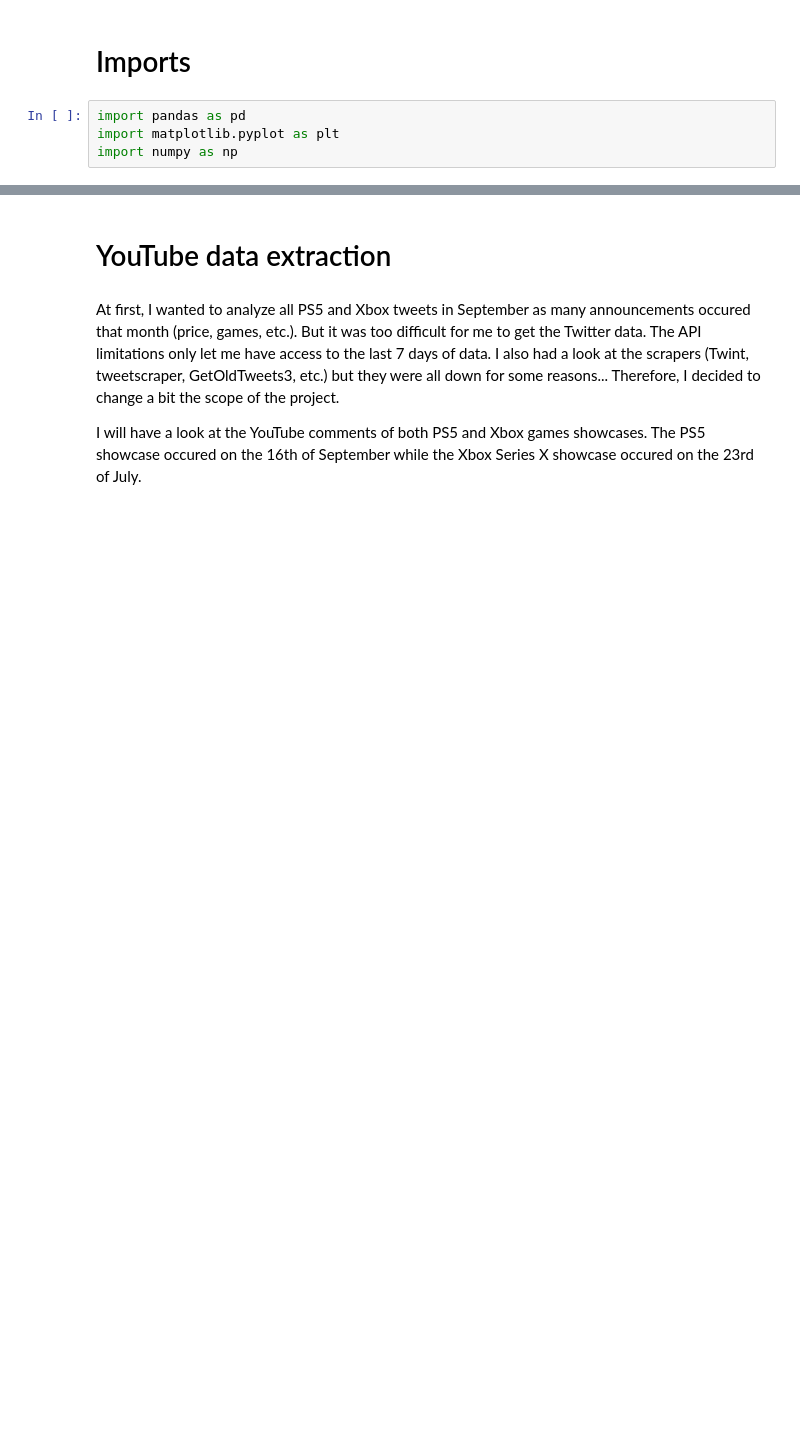
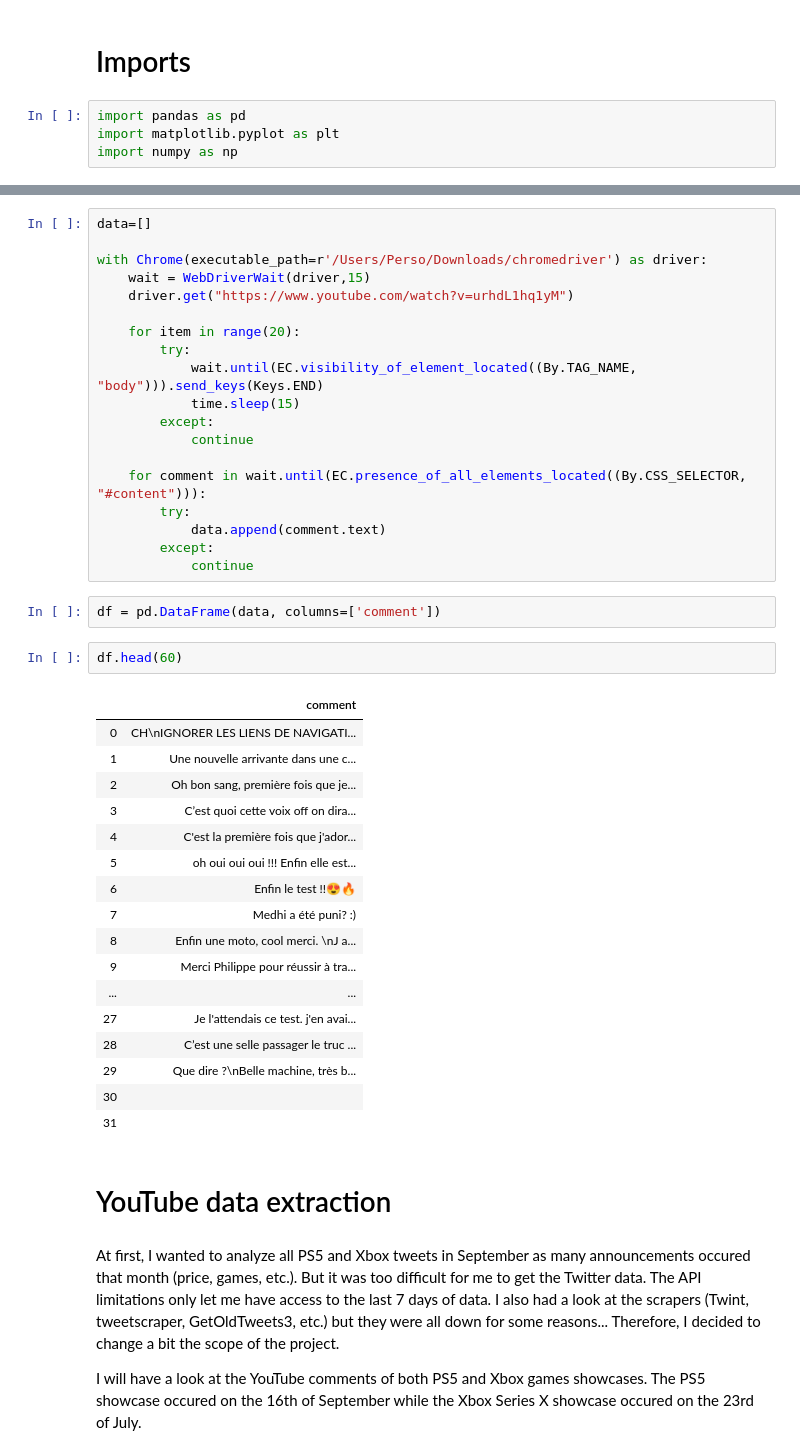
Before and after one commit to SalimAmarti/PS5_vs_XboxSeriesX, a Jupyter notebook: PS5 vs. Xbox Series X.ipynb, the cells around one changed output, grey strips where cells are left out. Cells and saved outputs as stored; diff of their text form; blank space fills up the shorter version.

```diff
--- a/PS5 vs. Xbox Series X.ipynb
+++ b/PS5 vs. Xbox Series X.ipynb
@@ -7,3 +16,44 @@ import numpy as np
+# %%
+data=[]
+
+with Chrome(executable_path=r'/Users/Perso/Downloads/chromedriver') as driver:
+    wait = WebDriverWait(driver,15)
+    driver.get("https://www.youtube.com/watch?v=urhdL1hq1yM")
+
+    for item in range(20):
+        try:
+            wait.until(EC.visibility_of_element_located((By.TAG_NAME, "body"))).send_keys(Keys.END)
+            time.sleep(15)
+        except:
+            continue
+
+    for comment in wait.until(EC.presence_of_all_elements_located((By.CSS_SELECTOR, "#content"))):
+        try:
+            data.append(comment.text)
+        except:
+            continue
+# %%
+df = pd.DataFrame(data, columns=['comment'])
+# %%
+df.head(60)
+# %% [output]
+|  | comment |
+| 0 | CH\nIGNORER LES LIENS DE NAVIGATI... |
+| 1 | Une nouvelle arrivante dans une c... |
+| 2 | Oh bon sang, première fois que je... |
+| 3 | C’est quoi cette voix off on dira... |
+| 4 | C'est la première fois que j'ador... |
+| 5 | oh oui oui oui !!! Enfin elle est... |
+| 6 | Enfin le test !!😍🔥 |
+| 7 | Medhi a été puni? :) |
+| 8 | Enfin une moto, cool merci. \nJ a... |
+| 9 | Merci Philippe pour réussir à tra... |
+| ... | ... |
+| 27 | Je l'attendais ce test. j'en avai... |
+| 28 | C’est une selle passager le truc ... |
+| 29 | Que dire ?\nBelle machine, très b... |
+| 30 |  |
+| 31 |  |
 # %% [markdown]
 # YouTube data extraction
 # %% [markdown]
```
Also changed, not shown: parts of 14 cells of this notebook.
